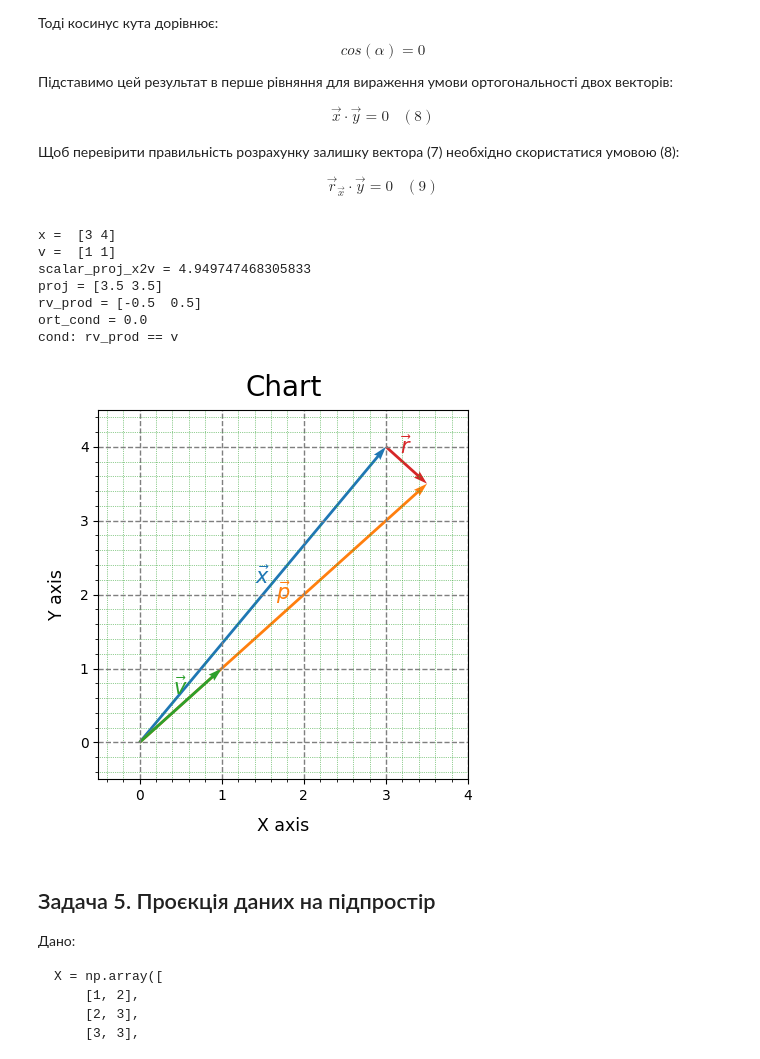
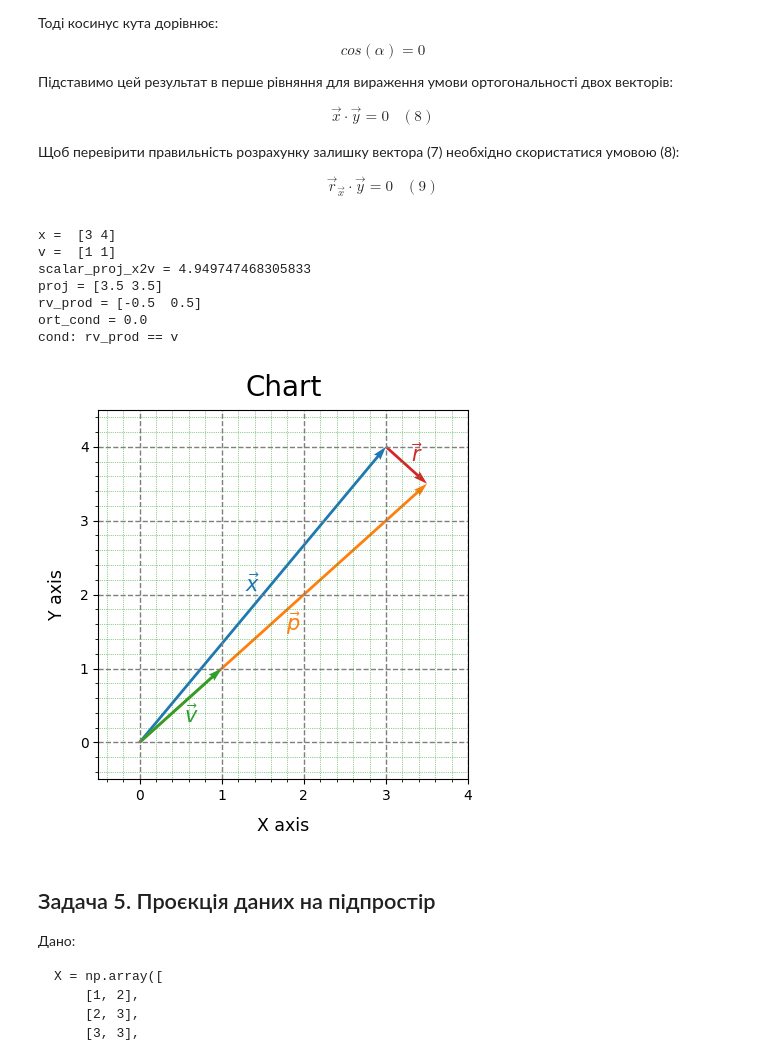
Before and after one commit to BogdanPinchuk/DataScience-PBY_HW4, a Jupyter notebook: Bohdan_Pinchuk_DS_HW4.ipynb, the cells around one changed output. Saved outputs shown, nothing was run; the diff lists cells and outputs as text; code cells hidden in the pictures.

Commit message:
[Homework4] - refactored function draw chart for the 4th task

```diff
--- a/Bohdan_Pinchuk_DS_HW4.ipynb
+++ b/Bohdan_Pinchuk_DS_HW4.ipynb
@@ -466,7 +466,7 @@ print(f"cond: rv_prod {cond} v")
 
 
 def draw_2d_vector(axes: Axes, v_end: np.ndarray, v_name: str, margin: float = 0.5,
-                   v_start: np.ndarray = np.array([0, 0])):
+                   v_start: np.ndarray = np.array([0, 0]), v_label: str = "u", v_pad: float = 7.5):
     """
     Draw a 2d vector
     :param axes: axes object
@@ -474,6 +474,8 @@ def draw_2d_vector(axes: Axes, v_end: np.ndarray, v_name: str, margin: float = 0
     :param v_end: end of the vector
     :param v_name: name of the vector
     :param margin: margin from the chart
+    :param v_label: position of the vector label
+    :param v_pad: indentation from the vector
     """
     x_len = v_end[0] - v_start[0]
     y_len = v_end[1] - v_start[1]
@@ -490,40 +492,60 @@ def draw_2d_vector(axes: Axes, v_end: np.ndarray, v_name: str, margin: float = 0
 
     # Plot settings
     axes.set_title('Chart', fontsize=20, pad=10, loc='center', color='black')
     axes.set_xlabel('X axis', fontsize=12.5, labelpad=10, loc='center', color='black')
     axes.set_ylabel('Y axis', fontsize=12.5, labelpad=10, loc='center', color='black')
     axes.grid(axis='both', visible=True, which='major', ls='--', linewidth=1.0, color='tab:gray')
     # ax.tick_params(axis='both', which='major', grid_color='tab:blue', labelcolor='black')
     axes.minorticks_on()
     axes.grid(axis='both', visible=True, which='minor', ls=':', linewidth=0.5, color='tab:green')
     # ax.tick_params(axis='both', which='minor', grid_color='tab:green', labelcolor='black')
 
+    match v_label:
+        case ("u"):
+            annot_text_pos = (0, v_pad)
+        case ("d"):
+            annot_text_pos = (0, -v_pad)
+        case ("l"):
+            annot_text_pos = (-v_pad, 0)
+        case ("r"):
+            annot_text_pos = (0, v_pad)
+        case ("ur"):
+            annot_text_pos = (v_pad, v_pad)
+        case ("ul"):
+            annot_text_pos = (-v_pad, v_pad)
+        case ("dr"):
+            annot_text_pos = (v_pad, -v_pad)
+        case ("dl"):
+            annot_text_pos = (-v_pad, -v_pad)
+        case _:
+            annot_text_pos = (0, 0)
+
     # Arrow
     current_color = next(colors)
     x_annot = v_start[0] + (x_len / 2.0)
     y_annot = v_start[1] + (y_len / 2.0)
     axes.quiver(v_start[0], v_start[1], x_len, y_len,
                 angles='xy', scale_units='xy', scale=1, color=current_color)
-    axes.annotate(fr"$\vec{{{v_name}}}$", (x_annot, y_annot), xytext=(0, 5), fontsize=15,
-                  color=current_color, textcoords='offset points', ha='center', va='bottom')
+    axes.annotate(fr"$\vec{{{v_name}}}$", (x_annot, y_annot), xytext=annot_text_pos, fontsize=15,
+                  color=current_color, textcoords='offset points', ha='center', va='center')
 
 
-draw_2d_vector(ax, x, "x")
-draw_2d_vector(ax, proj, "p")
-draw_2d_vector(ax, v, "v")
-draw_2d_vector(ax, proj, "r", v_start=rv_prod + proj)
+draw_2d_vector(ax, x, "x", v_label="ul")
+draw_2d_vector(ax, proj, "p", v_label="dr")
+draw_2d_vector(ax, v, "v", v_label="dr")
+draw_2d_vector(ax, proj, "r", v_start=rv_prod + proj, v_label="ur")
 # draw_2d_vector(ax, proj, "p", v_start=x)
 
 plt.show()
 # %% [output]
 x =  [3 4]
 v =  [1 1]
 scalar_proj_x2v = 4.949747468305833
 proj = [3.5 3.5]
 rv_prod = [-0.5  0.5]
 ort_cond = 0.0
 cond: rv_prod == v
-[figure, old version]
+[figure, new version]
 # %% [markdown]
 ## Задача 5. Проєкція даних на підпростір
 Дано:
```
